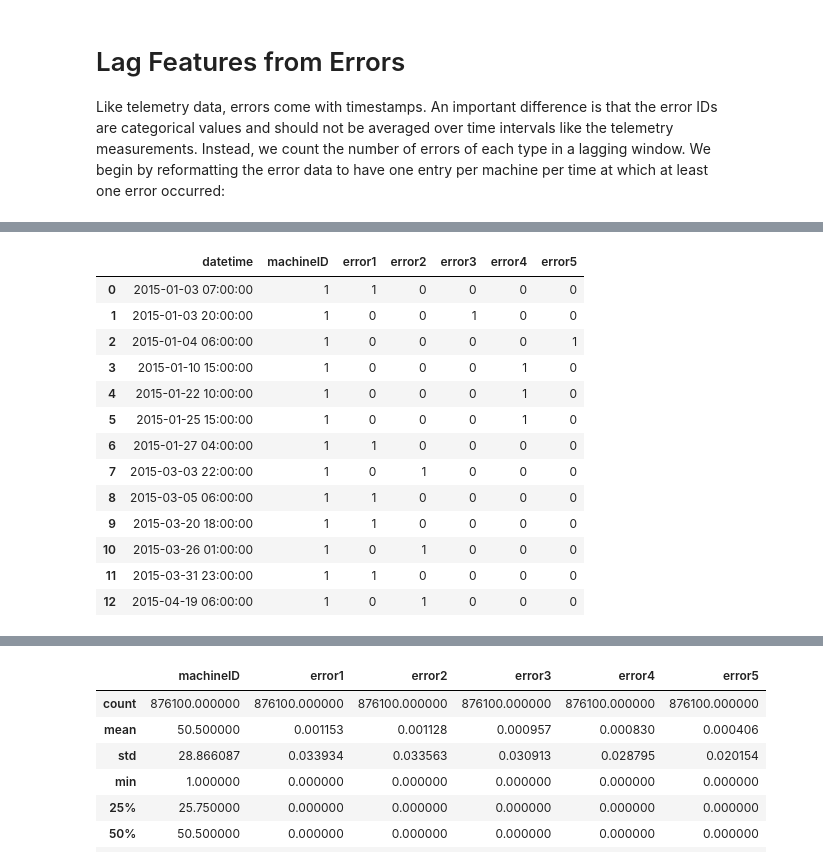
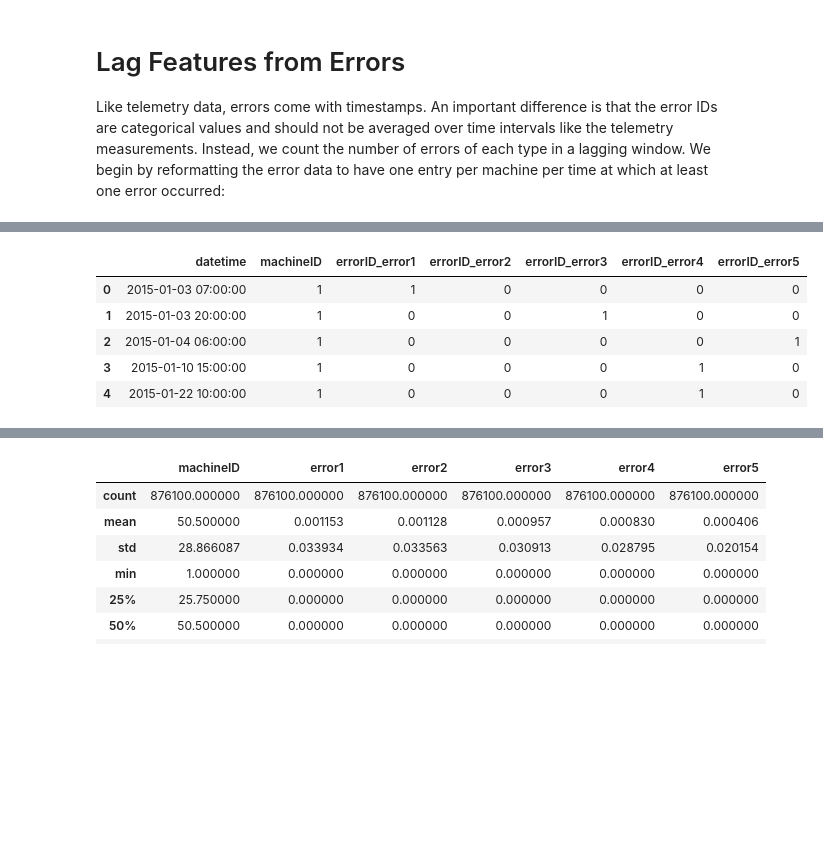
Before and after one commit to TahsinPavel/Machine-Learning-Model-for-Predictive-Maintenance-, a Jupyter notebook: Predictive Maintenance .ipynb, the cells around one changed output, grey strips where cells are left out. Saved outputs shown, nothing was run; the diff lists cells and outputs as text; code cells hidden in the pictures; blank space fills up the shorter version.

```diff
--- a/Predictive Maintenance .ipynb
+++ b/Predictive Maintenance .ipynb
@@ -312,22 +298,10 @@ errors
 # %%
-# create a column for each error type
-error_count = pd.get_dummies(errors.set_index('datetime')).reset_index()
-error_count
-error_count.columns = ['datetime', 'machineID', 'error1', 'error2', 'error3', 'error4', 'error5']
-error_count.head(13)
+error_count.head()
 # %% [output]
-|  | datetime | machineID | error1 | error2 | error3 | error4 | error5 |
+|  | datetime | machineID | errorID_error1 | errorID_error2 | errorID_error3 | errorID_error4 | errorID_error5 |
 | 0 | 2015-01-03 07:00:00 | 1 | 1 | 0 | 0 | 0 | 0 |
 | 1 | 2015-01-03 20:00:00 | 1 | 0 | 0 | 1 | 0 | 0 |
 | 2 | 2015-01-04 06:00:00 | 1 | 0 | 0 | 0 | 0 | 1 |
 | 3 | 2015-01-10 15:00:00 | 1 | 0 | 0 | 0 | 1 | 0 |
 | 4 | 2015-01-22 10:00:00 | 1 | 0 | 0 | 0 | 1 | 0 |
-| 5 | 2015-01-25 15:00:00 | 1 | 0 | 0 | 0 | 1 | 0 |
-| 6 | 2015-01-27 04:00:00 | 1 | 1 | 0 | 0 | 0 | 0 |
-| 7 | 2015-03-03 22:00:00 | 1 | 0 | 1 | 0 | 0 | 0 |
-| 8 | 2015-03-05 06:00:00 | 1 | 1 | 0 | 0 | 0 | 0 |
-| 9 | 2015-03-20 18:00:00 | 1 | 1 | 0 | 0 | 0 | 0 |
-| 10 | 2015-03-26 01:00:00 | 1 | 0 | 1 | 0 | 0 | 0 |
-| 11 | 2015-03-31 23:00:00 | 1 | 1 | 0 | 0 | 0 | 0 |
-| 12 | 2015-04-19 06:00:00 | 1 | 0 | 1 | 0 | 0 | 0 |
 # %%
```
Also changed, not shown: parts of 12 cells of this notebook.
